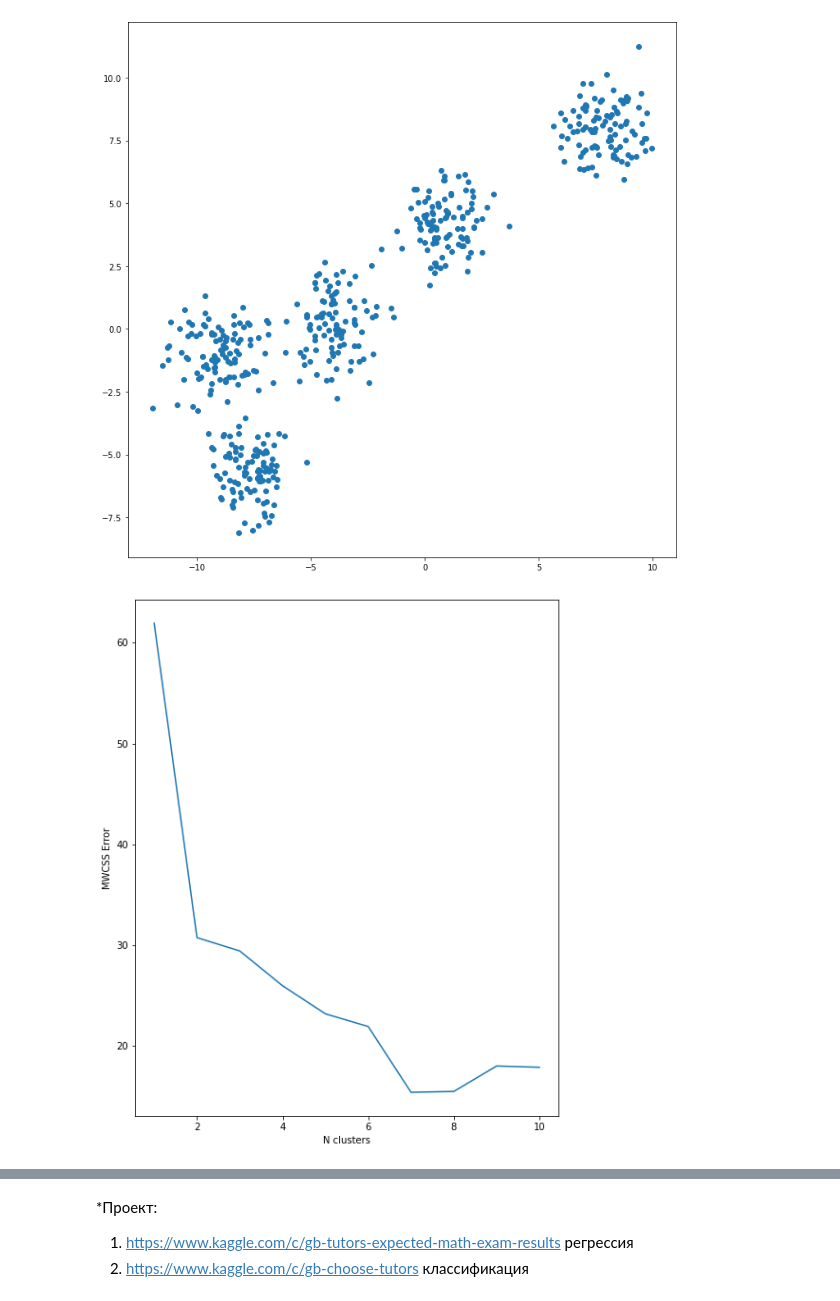
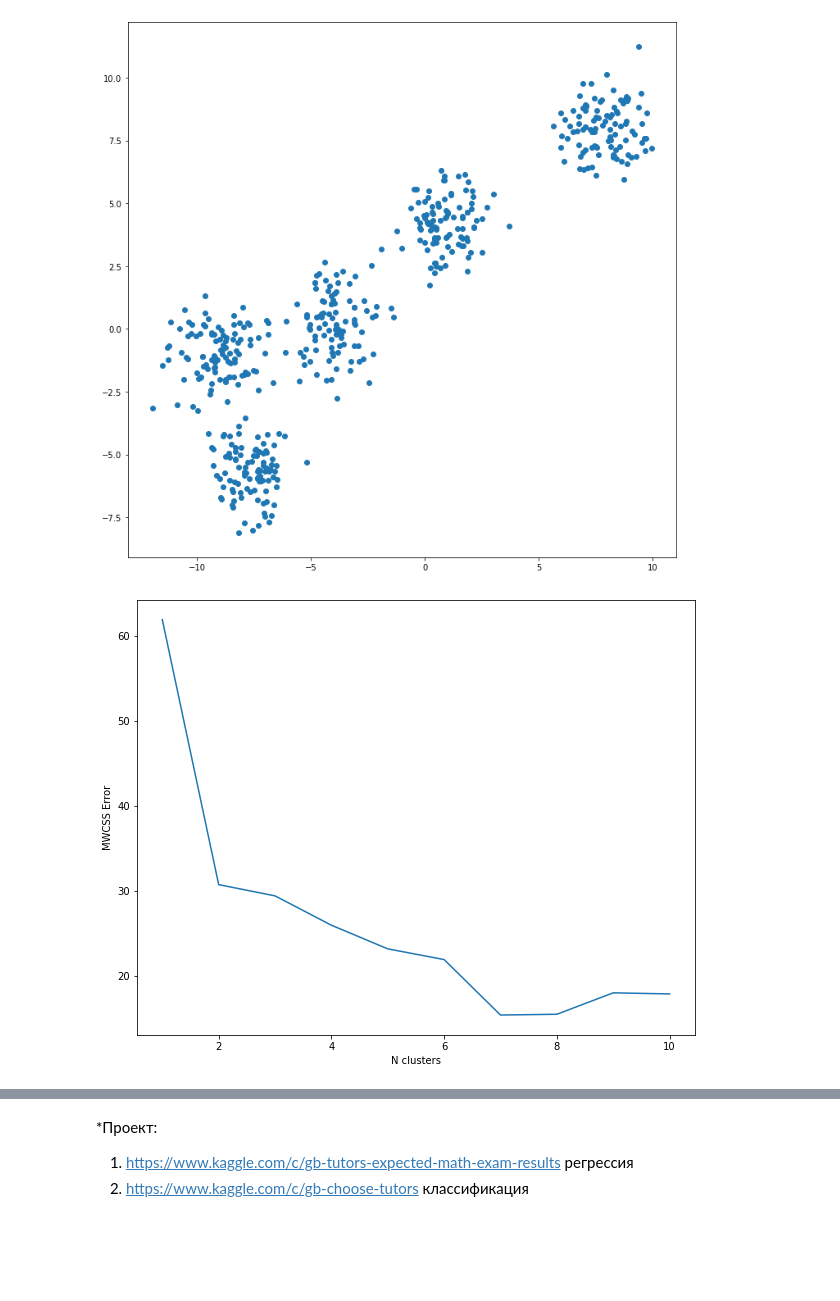
Before and after one commit to Anbionchik/Git_brain_lessons, a Jupyter notebook: Data_analysis_algorythms/Les7/Lesson_7_extended.ipynb, the cells around one changed output, grey strips where cells are left out. Saved outputs shown, nothing was run; the diff lists cells and outputs as text; code cells hidden in the pictures; blank space fills up the shorter version.

```diff
--- a/Data_analysis_algorythms/Les7/Lesson_7_extended.ipynb
+++ b/Data_analysis_algorythms/Les7/Lesson_7_extended.ipynb
@@ -820,0 +828,20 @@ Wall time: 26.1 s
+# %%
+results = np.zeros((5, 4))
+
+y_pred = knn(X_train, y_train, X_test, k)
+y_imp_pred = knn_improved(X_train, y_train, X_test, k)
+
+for i, k in enumerate([1, 3, 5, 10, 15]):
+    y_pred = knn(X_train, y_train, X_test, k)
+    y_pred_w = knn_weighted(X_train, y_train, X_test, k)
+    y_pred_i = knn_improved(X_train, y_train, X_test, k)
+    results[i, :] = [k, accuracy(y_pred, y_test), accuracy(y_pred_w, y_test), accuracy(y_pred_i, y_test)]
+
+plt.figure(figsize=(10,8))
+plt.plot(results[:, 0], results[:, 1], label="Non-weighted")
+plt.plot(results[:, 0], results[:, 2], label="Weighted")
+plt.plot(results[:, 0], results[:, 3], label="Improved")
+plt.xlabel("k")
+plt.ylabel("Accuracy")
+plt.legend()
+plt.show()
@@ -829,15 +862,15 @@ plt.show()
 # %%
 results = np.zeros((10, 2))
 max_iterations = 5
 
 for i in range(1, 11):
     centroids, clusters = kmeans(X, i, max_iterations, min_distance)
     results[i - 1, :] = [i, MWCSS_error(centroids, clusters)]
 
-plt.figure(figsize=(8,10))
+plt.figure(figsize=(10,8))
 plt.plot(results[:, 0], results[: ,1])
 plt.xlabel("N clusters")
 plt.ylabel("MWCSS Error")
 plt.show()
 # %% [output]
-[figure, old version]
+[figure, new version]
```
Also changed, not shown: parts of 18 cells of this notebook.
